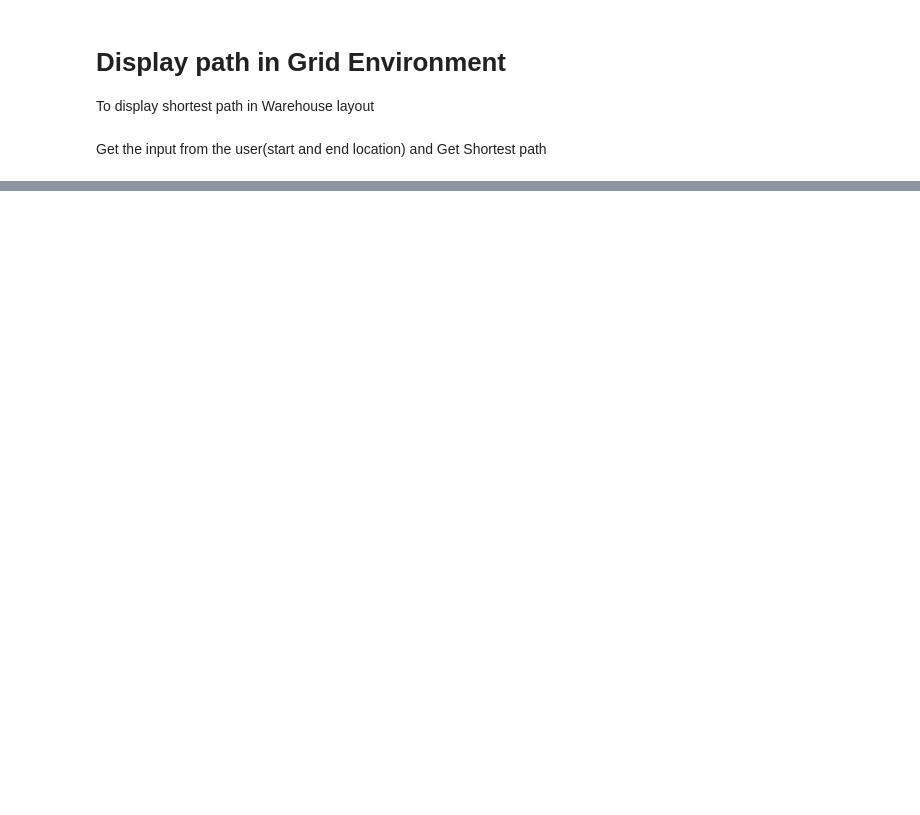
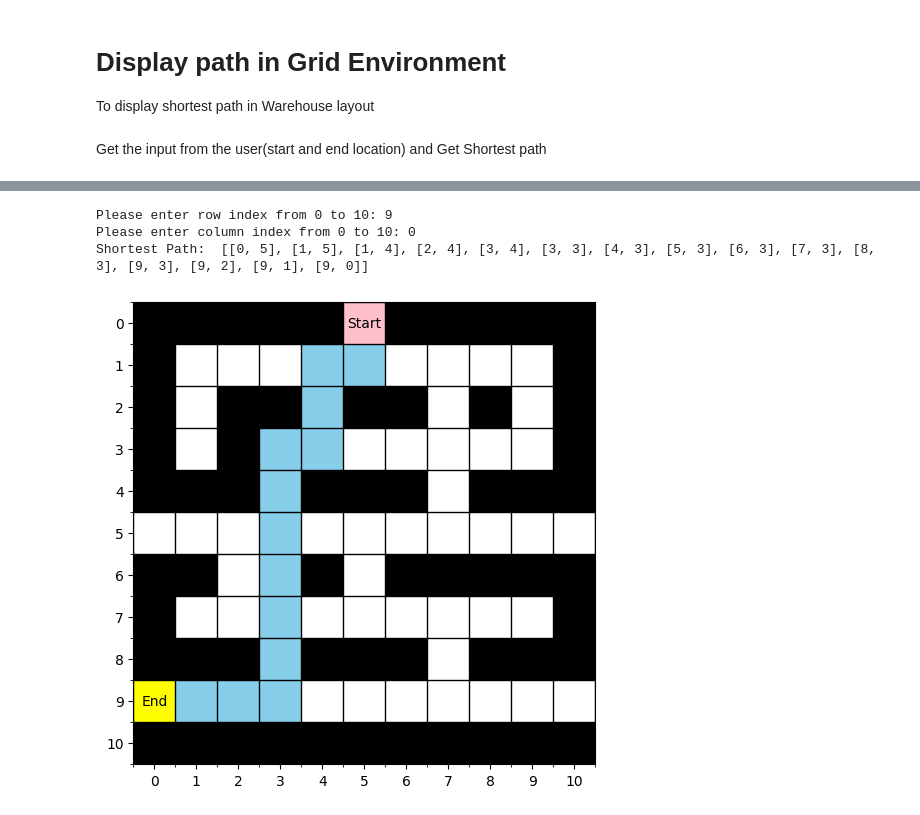
Before and after one commit to vrutikas21/Warehouse-Robot, a Jupyter notebook: Warehouse_Robot_Shortest_Path.ipynb, the cells around one changed output, grey strips where cells are left out. Drawn from its saved outputs; the diff is of its cells as text; code cells hidden in the pictures; blank space fills up the shorter version.

```diff
--- a/Warehouse_Robot_Shortest_Path.ipynb
+++ b/Warehouse_Robot_Shortest_Path.ipynb
@@ -385,0 +383,26 @@ else:
+# %%
+# What if agent wants to find shortest path from packaging area to Item Storage shelve (Reversed scenario)
+#display an example of reversed shortest path
+from IPython.display import clear_output
+print("Please Enter Start Location in warehouse for white box")
+enter_row_index=input("\nPlease enter row index from 0 to 10:")
+enter_column_index = input("Please enter column index from 0 to 10:")
+clear_output(wait=True) # clear previous output
+paths = []
+if((int(enter_row_index),8) and (int(enter_column_index),8)):
+  paths = get_shortest_path(int(enter_row_index), int(enter_column_index))
+  paths.reverse()
+  print("Please enter row index from 0 to 10:", enter_row_index)
+  print("Please enter column index from 0 to 10:", enter_column_index)
+  print("Shortest Path: ",paths)
+  if(len(paths) > 0):
+    display_shortest_path(paths)
+  else:
+    print("Entered incorrect Start Location")
+else:
+  print("Please enter correct value")
+# %% [output]
+Please enter row index from 0 to 10: 9
+Please enter column index from 0 to 10: 0
+Shortest Path:  [[0, 5], [1, 5], [1, 4], [2, 4], [3, 4], [3, 3], [4, 3], [5, 3], [6, 3], [7, 3], [8, 3], [9, 3], [9, 2], [9, 1], [9, 0]]
+[figure, added]
```
Also changed, not shown: parts of 22 cells of this notebook.
